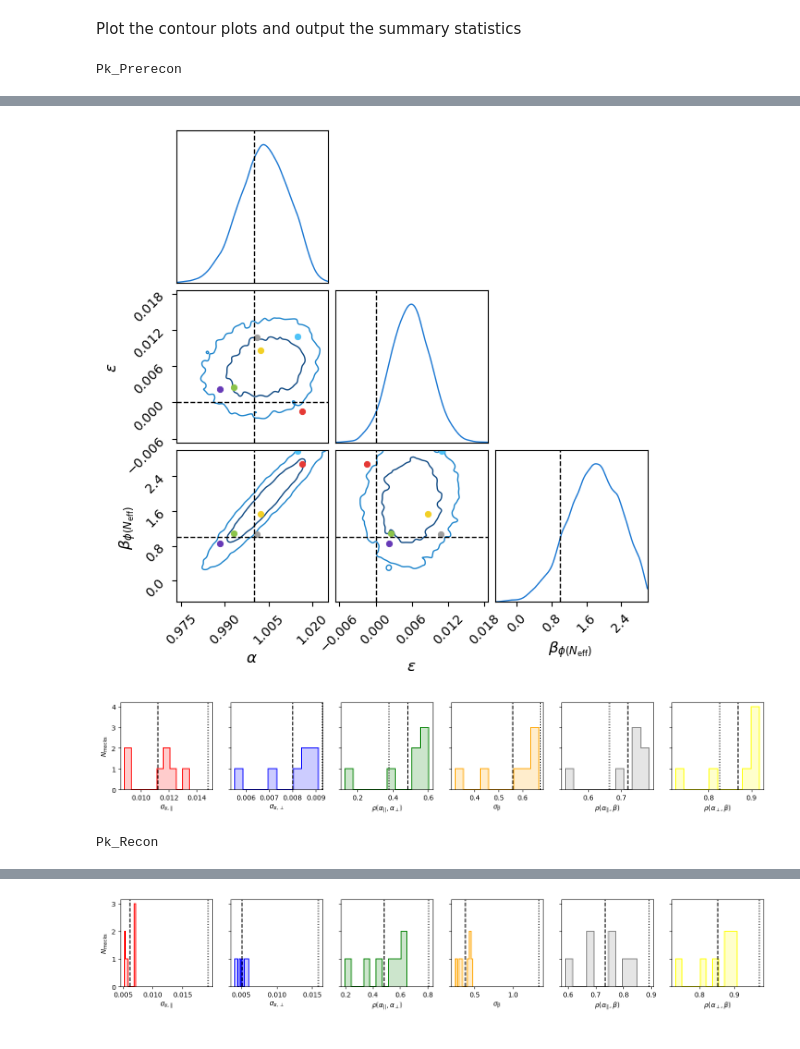
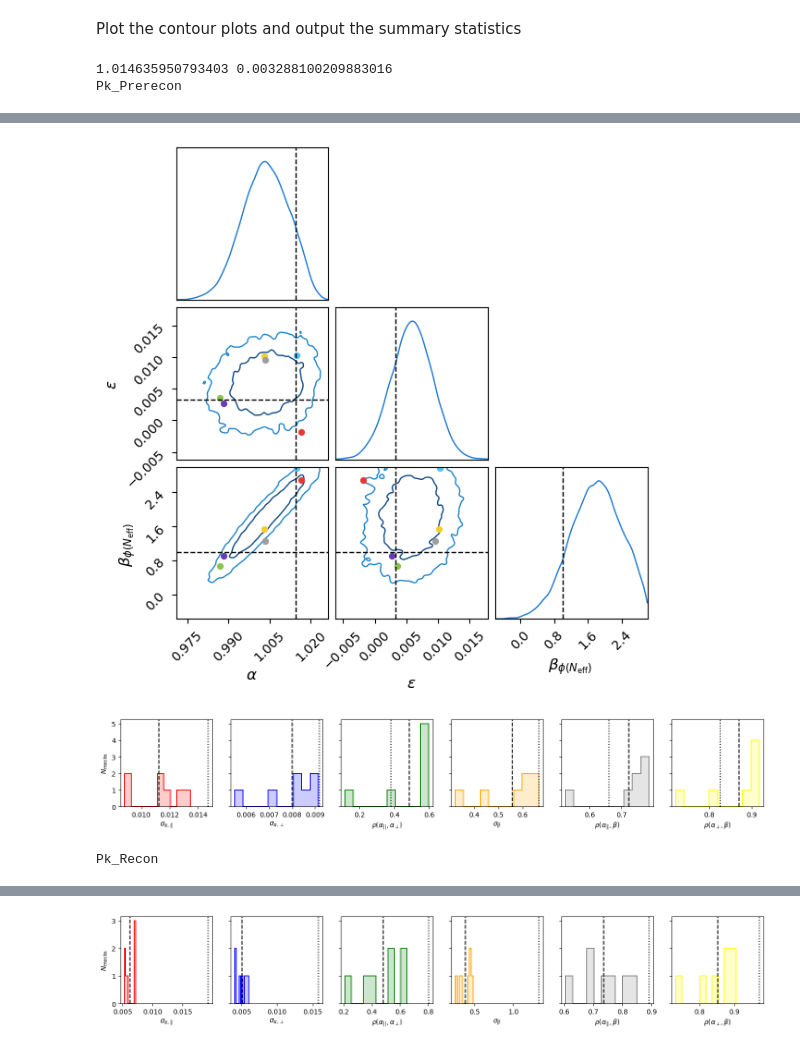
Before and after one commit to abbew25/Barry, a Jupyter notebook: cosmodesi_KP4ELG_examplecode_make_picklefiles/plot_desi_kp4_abacus_cubic_ELG-c003-templatec003.ipynb, the cells around one changed output, grey strips where cells are left out. Cells and saved outputs as stored; diff of their text form; code cells hidden in the pictures.

```diff
--- a/cosmodesi_KP4ELG_examplecode_make_picklefiles/plot_desi_kp4_abacus_cubic_ELG-c003-templatec003.ipynb
+++ b/cosmodesi_KP4ELG_examplecode_make_picklefiles/plot_desi_kp4_abacus_cubic_ELG-c003-templatec003.ipynb
@@ -404,7 +404,15 @@ def plot_errors(stats, phase_shift_free=False, suffix=''):#omega_matter_free=Fal
 
     return nstats, means, covs, corr
 
-truth = {"$\\alpha$": 1.0, "$\\epsilon$": 0, "$\\alpha_\\perp$": 1.0, "$\\alpha_\\parallel$": 1.0}
+#couplingterm = 1.0/0.22710731766023898
+#beta_approx = (3.044/(3.044+couplingterm) * (3.7+couplingterm)/3.7)
+
+alpha, eps = model.get_reverse_alphas(1.02131937, 1.01131066)
+print(alpha, eps)
+
+truth = {"$\\alpha$": alpha, "$\\epsilon$": eps, "$\\alpha_\\parallel$": 1.02131937, "$\\alpha_\\perp$": 1.01131066}#,
+
+#truth = {"$\\alpha$": 1.0, "$\\epsilon$": 0, "$\\alpha_\\perp$": 1.0, "$\\alpha_\\parallel$": 1.0}
 # if omega_matter_free:
 #     truth["$\\Omega_m$"] = 0.31
 # if neff_free:
@@ -596,4 +604,5 @@ for chain_bin in range(len(c)):
                 f"{means[0]:6.4f}, {means[1]:6.4f}, {means[6]:6.4f}, {means[7]:6.4f}, {means[2]:6.4f}, {means[3]:6.4f}, {means[4]:6.4f}, {np.sqrt(covs[0, 0]):6.4f}, {np.sqrt(covs[1, 1]):6.4f}, {corr:6.4f}, {means[5]:7.3f}\n"
                 )
 # %% [output]
+1.014635950793403 0.003288100209883016
 Pk_Prerecon
@@ -601,3 +610,3 @@ Pk_Prerecon
-[figure, old version]
+[figure, new version]
-[figure, old version]
+[figure, new version]
 Pk_Recon
@@ -606 +615 @@ Pk_Recon
-[figure, old version]
+[figure, new version]
```
Also changed, not shown: parts of 2 cells of this notebook, 4 other files.
